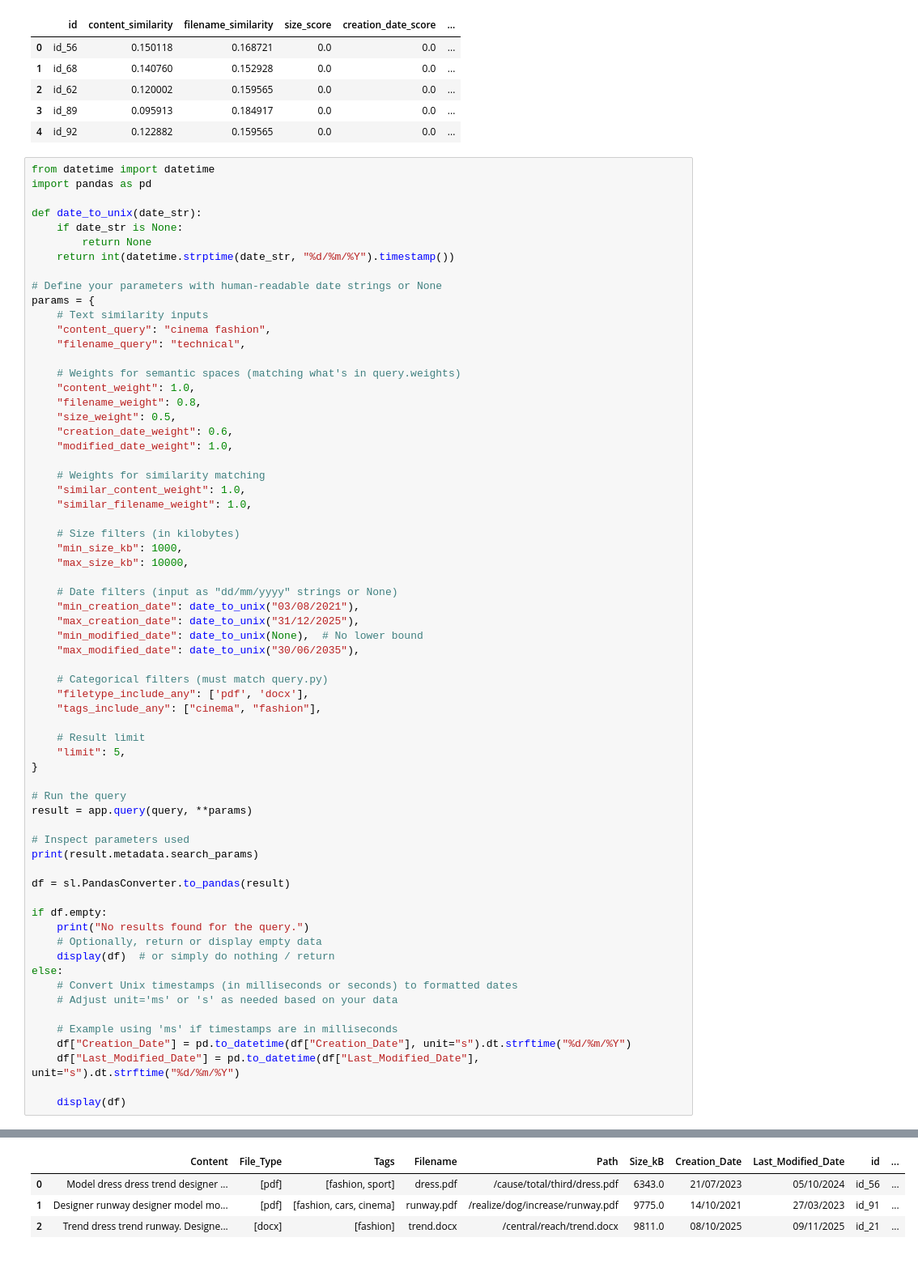
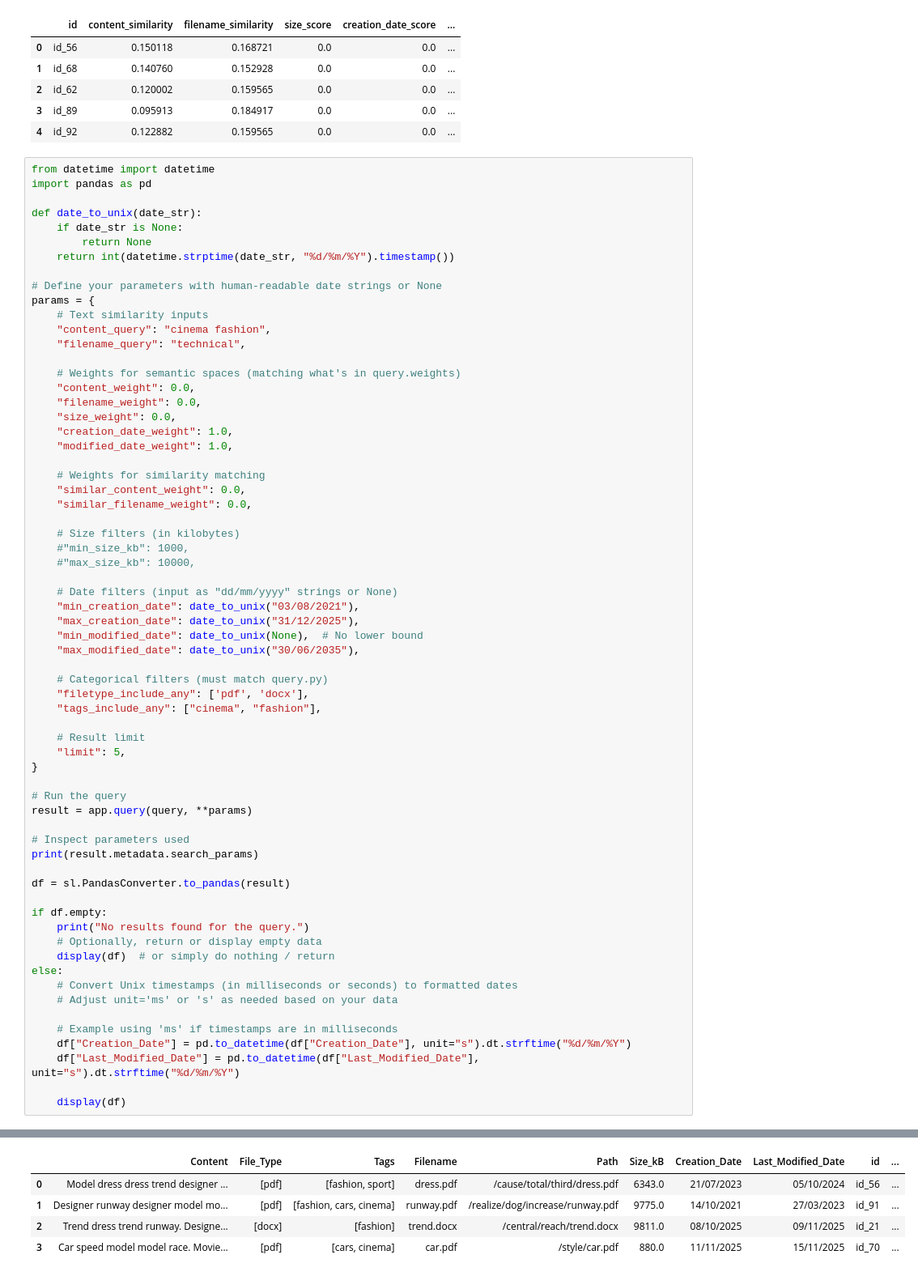
Before and after one commit to tatankam/intelligent-file-search, a Jupyter notebook: notebooks/superlinked-queries.ipynb, the cells around one changed output, grey strips where cells are left out. Shown: that part at 81% size. Drawn from its saved outputs; the diff is of its cells as text.

```diff
--- a/notebooks/superlinked-queries.ipynb
+++ b/notebooks/superlinked-queries.ipynb
@@ -165,19 +165,19 @@ params = {
     "filename_query": "technical",
 
     # Weights for semantic spaces (matching what's in query.weights)
-    "content_weight": 1.0,
-    "filename_weight": 0.8,
-    "size_weight": 0.5,
-    "creation_date_weight": 0.6,
+    "content_weight": 0.0,
+    "filename_weight": 0.0,
+    "size_weight": 0.0,
+    "creation_date_weight": 1.0,
     "modified_date_weight": 1.0,
 
     # Weights for similarity matching
-    "similar_content_weight": 1.0,
-    "similar_filename_weight": 1.0,
+    "similar_content_weight": 0.0,
+    "similar_filename_weight": 0.0,
 
     # Size filters (in kilobytes)
-    "min_size_kb": 1000,
-    "max_size_kb": 10000,
+    #"min_size_kb": 1000,
+    #"max_size_kb": 10000,
 
     # Date filters (input as "dd/mm/yyyy" strings or None)
     "min_creation_date": date_to_unix("03/08/2021"),
@@ -222,7 +222,8 @@ else:
 |  | Content | File_Type | Tags | Filename | Path | Size_kB | Creation_Date | Last_Modified_Date | id | ... |
 | 0 | Model dress dress trend designer ... | [pdf] | [fashion, sport] | dress.pdf | /cause/total/third/dress.pdf | 6343.0 | 21/07/2023 | 05/10/2024 | id_56 | ... |
 | 1 | Designer runway designer model mo... | [pdf] | [fashion, cars, cinema] | runway.pdf | /realize/dog/increase/runway.pdf | 9775.0 | 14/10/2021 | 27/03/2023 | id_91 | ... |
 | 2 | Trend dress trend runway. Designe... | [docx] | [fashion] | trend.docx | /central/reach/trend.docx | 9811.0 | 08/10/2025 | 09/11/2025 | id_21 | ... |
+| 3 | Car speed model model race. Movie... | [pdf] | [cars, cinema] | car.pdf | /style/car.pdf | 880.0 | 11/11/2025 | 15/11/2025 | id_70 | ... |
 # %%
 
 # These are the names of the semantic/numeric spaces in the same order as in your index.spaces list
```
Also changed, not shown: parts of 4 cells of this notebook.
